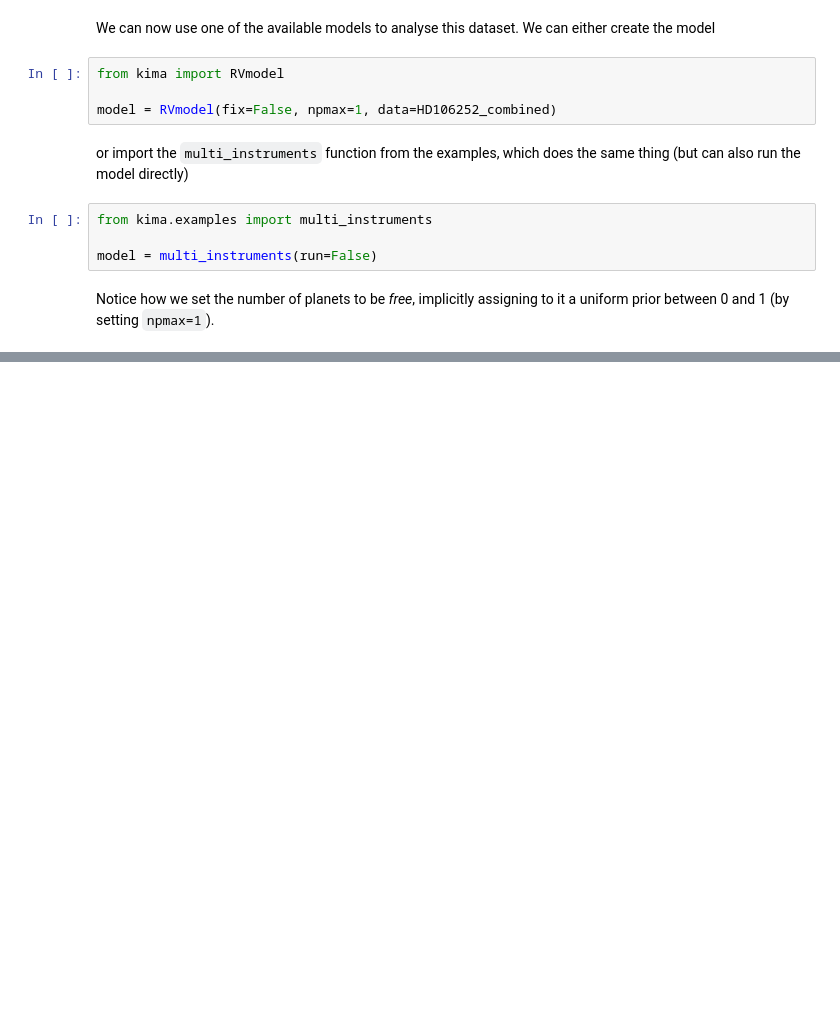
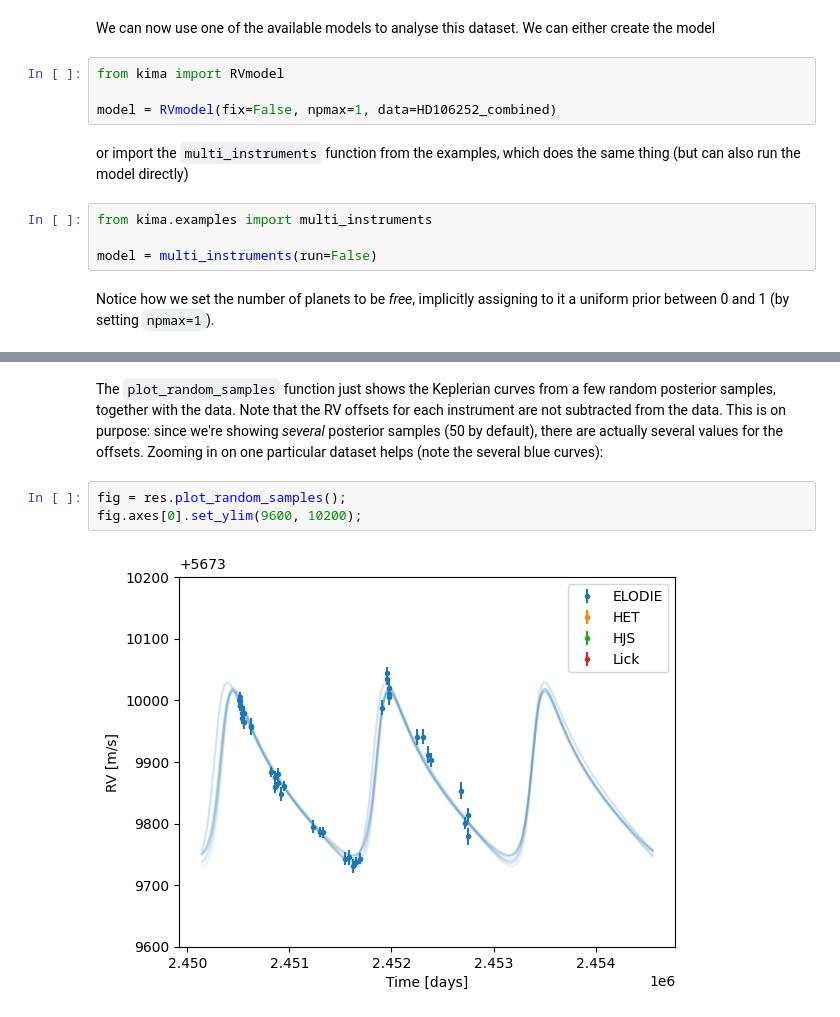
Before and after one commit to kima-org/docs, a Jupyter notebook: docs/docs/examples/multi_instrument.ipynb, the cells around one changed output, grey strips where cells are left out. Cells and saved outputs as stored; diff of their text form; blank space fills up the shorter version.

```diff
--- a/docs/docs/examples/multi_instrument.ipynb
+++ b/docs/docs/examples/multi_instrument.ipynb
@@ -74,0 +112,12 @@ a uniform prior between 0 and 1 (by setting `npmax=1`).
+# %% [markdown]
+The `plot_random_samples` function just shows the Keplerian curves from a few
+random posterior samples, together with the data. Note that the RV offsets for
+each instrument are not subtracted from the data. This is on purpose: since
+we're showing _several_ posterior samples (50 by default), there are actually
+several values for the offsets. Zooming in on one particular dataset helps (note
+the several blue curves):
+# %%
+fig = res.plot_random_samples();
+fig.axes[0].set_ylim(9600, 10200);
+# %% [output]
+[figure, added]
```
Also changed, not shown: parts of 38 cells of this notebook.
